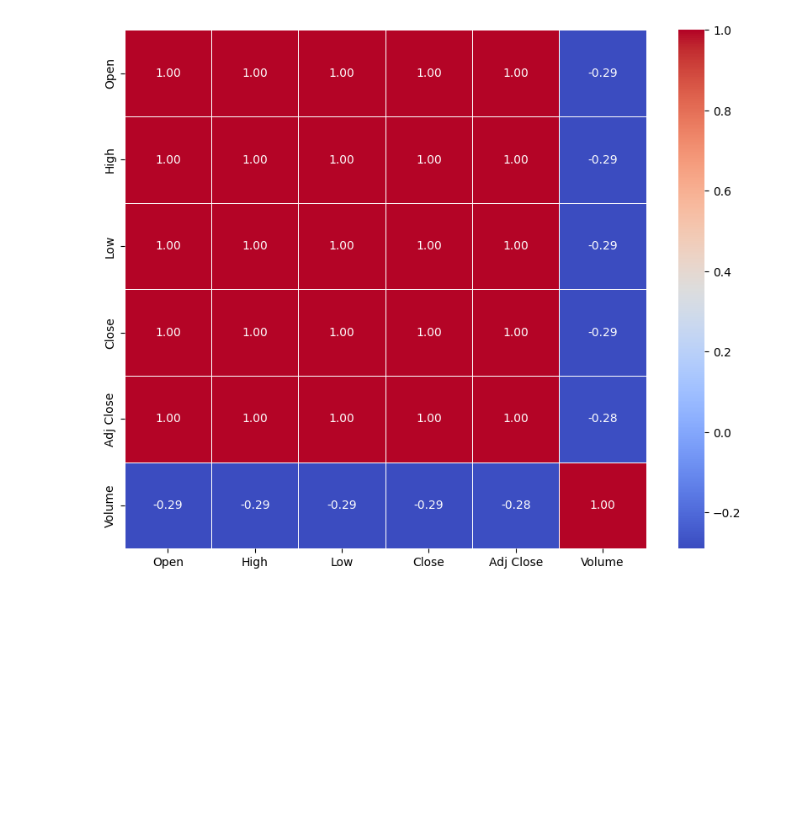
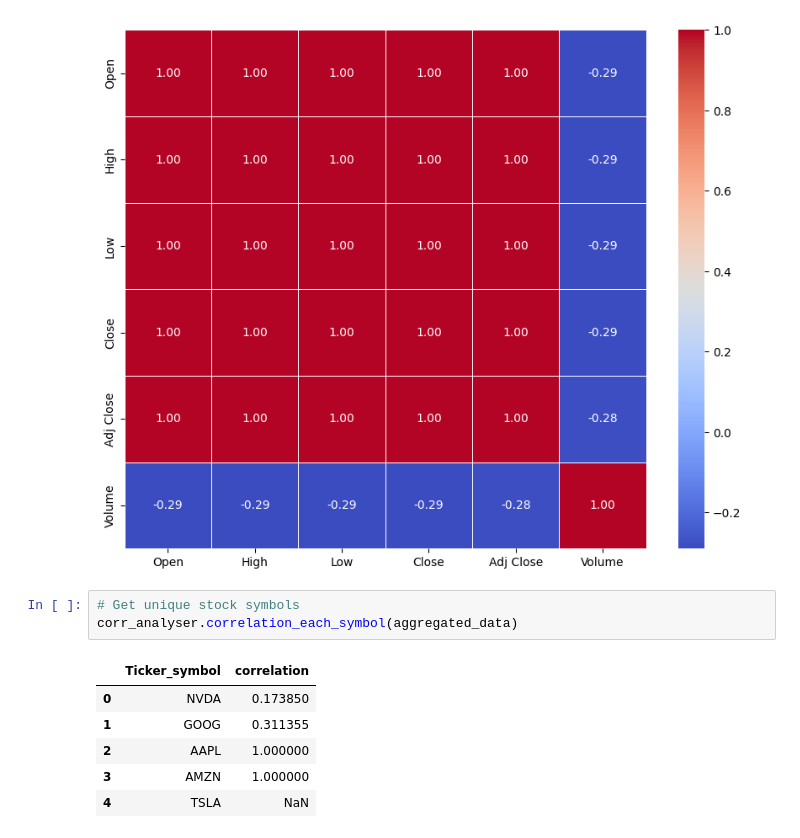
Before and after one commit to GetieBalew24/StockMarketAnalyis, a Jupyter notebook: notebooks/new_stock_coorrelation_analysis.ipynb, the cells around one changed output. Saved outputs shown, nothing was run; the diff lists cells and outputs as text; blank space fills up the shorter version.

```diff
--- a/notebooks/new_stock_coorrelation_analysis.ipynb
+++ b/notebooks/new_stock_coorrelation_analysis.ipynb
@@ -303,3 +303,13 @@ aggregated_data
 corr_analyser.correlation_matrix(aggregated_data)
 # %% [output]
 [figure]
+# %%
+# Get unique stock symbols
+corr_analyser.correlation_each_symbol(aggregated_data)
+# %% [output]
+|  | Ticker_symbol | correlation |
+| 0 | NVDA | 0.173850 |
+| 1 | GOOG | 0.311355 |
+| 2 | AAPL | 1.000000 |
+| 3 | AMZN | 1.000000 |
+| 4 | TSLA | NaN |
```
Also changed, not shown: parts of 1 cell of this notebook, 1 other file.
